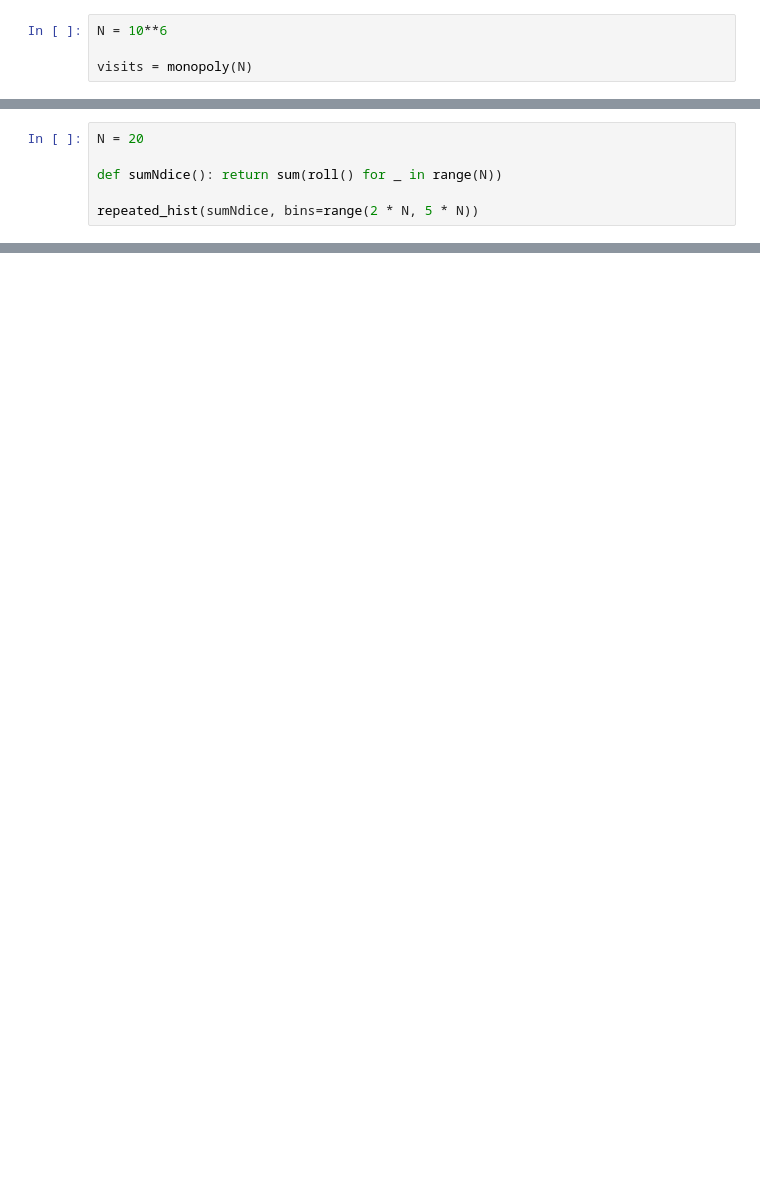
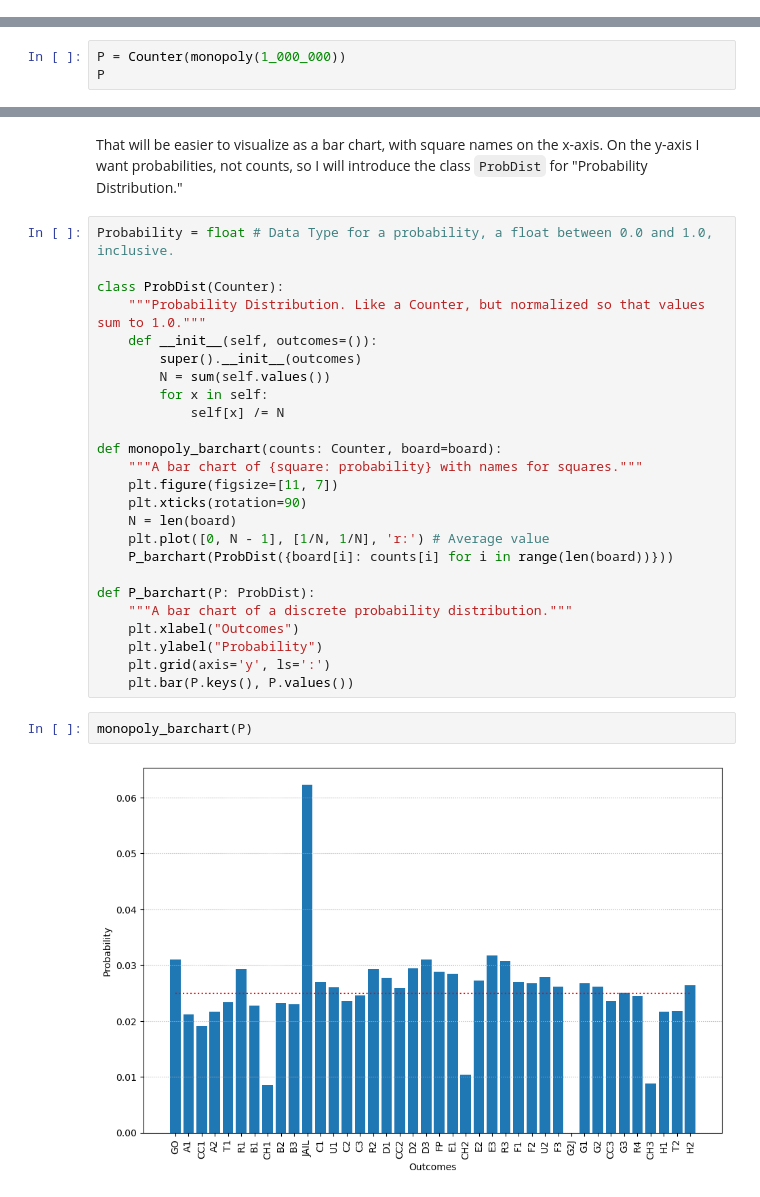
Before and after one commit to norvig/pytudes, a Jupyter notebook: ipynb/ProbabilitySimulation.ipynb, the cells around one changed output, grey strips where cells are left out. Drawn from its saved outputs; the diff is of its cells as text; blank space fills up the shorter version.

```diff
--- a/ipynb/ProbabilitySimulation.ipynb
+++ b/ipynb/ProbabilitySimulation.ipynb
@@ -86,4 +0,0 @@ Let's run the simulation for a million dice rolls and print a bar chart of proba
-# %%
-N = 10**6
-
-visits = monopoly(N)
@@ -148,6 +0,0 @@ But rolling N = 20 dice and summing them gives a near-normal distribution:
-# %%
-N = 20
-
-def sumNdice(): return sum(roll() for _ in range(N))
-
-repeated_hist(sumNdice, bins=range(2 * N, 5 * N))
@@ -434,0 +104,3 @@ The moral for continuous spaces is the same as for discrete spaces: be careful a
+# %%
+P = Counter(monopoly(1_000_000))
+P
@@ -434,0 +125,31 @@ The moral for continuous spaces is the same as for discrete spaces: be careful a
+# %% [markdown]
+That will be easier to visualize as a bar chart, with square names on the x-axis. On the y-axis I want probabilities, not counts, so I will introduce the class `ProbDist` for "Probability Distribution."
+# %%
+Probability = float # Data Type for a probability, a float between 0.0 and 1.0, inclusive.
+
+class ProbDist(Counter):
+    """Probability Distribution. Like a Counter, but normalized so that values sum to 1.0."""
+    def __init__(self, outcomes=()):
+        super().__init__(outcomes)
+        N = sum(self.values())
+        for x in self:
+            self[x] /= N
+
+def monopoly_barchart(counts: Counter, board=board):
+    """A bar chart of {square: probability} with names for squares."""
+    plt.figure(figsize=[11, 7])
+    plt.xticks(rotation=90)
+    N = len(board)
+    plt.plot([0, N - 1], [1/N, 1/N], 'r:') # Average value
+    P_barchart(ProbDist({board[i]: counts[i] for i in range(len(board))}))
+
+def P_barchart(P: ProbDist):
+    """A bar chart of a discrete probability distribution."""
+    plt.xlabel("Outcomes")
+    plt.ylabel("Probability")
+    plt.grid(axis='y', ls=':')
+    plt.bar(P.keys(), P.values())
+# %%
+monopoly_barchart(P)
+# %% [output]
+[figure, added]
```
Also changed, not shown: parts of 120 cells of this notebook.
